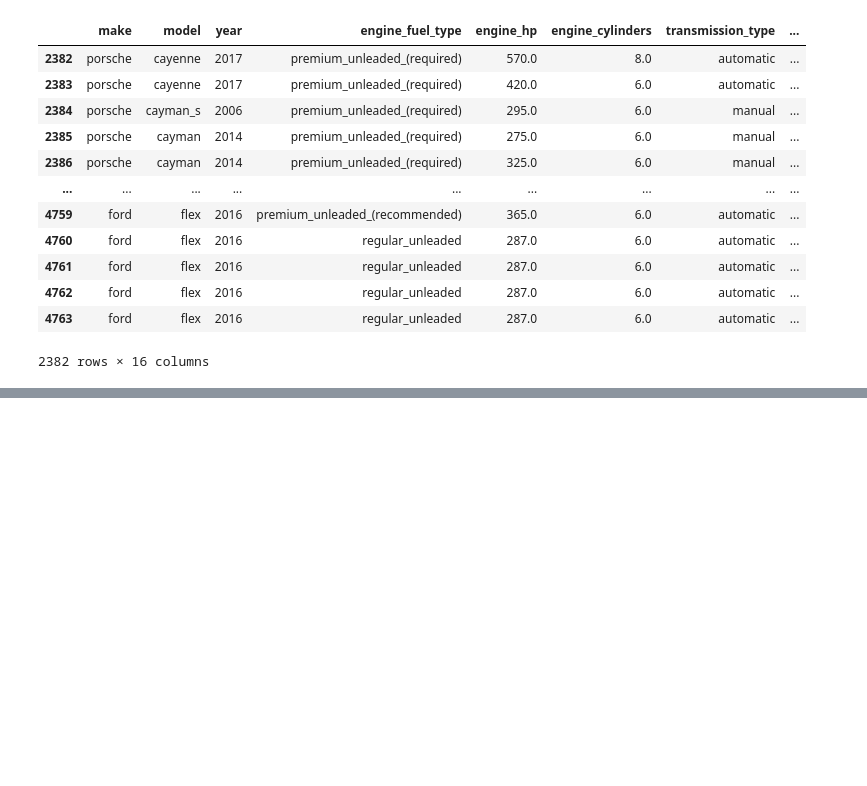
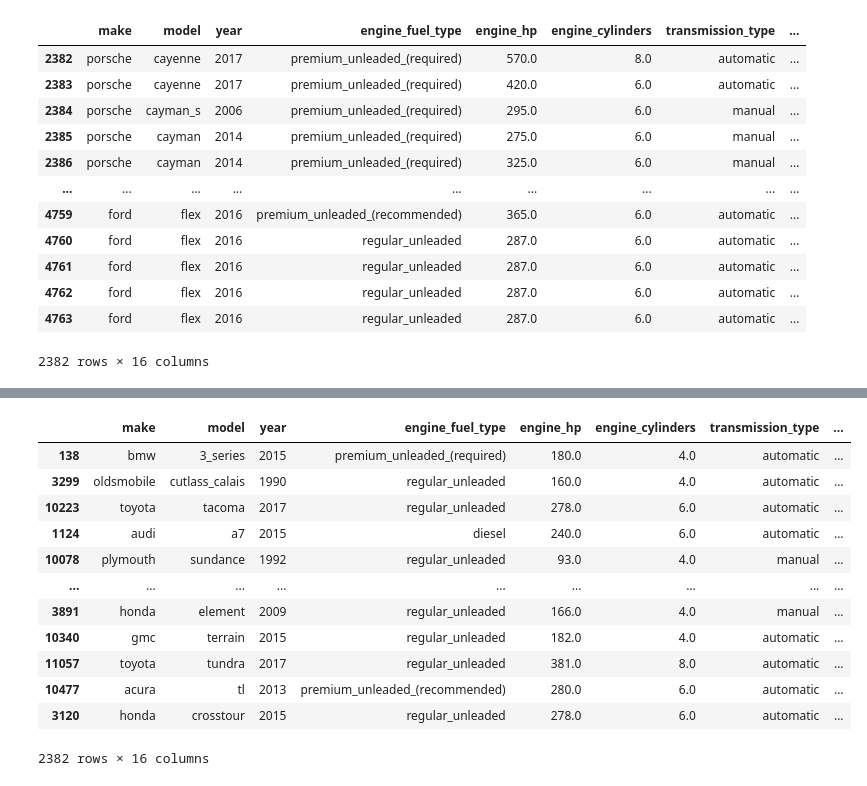
Before and after one commit to Anandaganesh/machine-learning-zoomcamp-homework, a Jupyter notebook: 02-regression/data-preparation.ipynb, the cells around one changed output, grey strips where cells are left out. Cells and saved outputs as stored; diff of their text form; code cells hidden in the pictures; blank space fills up the shorter version.

```diff
--- a/02-regression/data-preparation.ipynb
+++ b/02-regression/data-preparation.ipynb
@@ -380,0 +467,16 @@ df_test
+# %%
+df_val
+# %% [output]
+|  | make | model | year | engine_fuel_type | engine_hp | engine_cylinders | transmission_type | ... |
+| 138 | bmw | 3_series | 2015 | premium_unleaded_(required) | 180.0 | 4.0 | automatic | ... |
+| 3299 | oldsmobile | cutlass_calais | 1990 | regular_unleaded | 160.0 | 4.0 | automatic | ... |
+| 10223 | toyota | tacoma | 2017 | regular_unleaded | 278.0 | 6.0 | automatic | ... |
+| 1124 | audi | a7 | 2015 | diesel | 240.0 | 6.0 | automatic | ... |
+| 10078 | plymouth | sundance | 1992 | regular_unleaded | 93.0 | 4.0 | manual | ... |
+| ... | ... | ... | ... | ... | ... | ... | ... | ... |
+| 3891 | honda | element | 2009 | regular_unleaded | 166.0 | 4.0 | manual | ... |
+| 10340 | gmc | terrain | 2015 | regular_unleaded | 182.0 | 4.0 | automatic | ... |
+| 11057 | toyota | tundra | 2017 | regular_unleaded | 381.0 | 8.0 | automatic | ... |
+| 10477 | acura | tl | 2013 | premium_unleaded_(recommended) | 280.0 | 6.0 | automatic | ... |
+| 3120 | honda | crosstour | 2015 | regular_unleaded | 278.0 | 6.0 | automatic | ... |
+2382 rows × 16 columns
```
Also changed, not shown: parts of 11 cells of this notebook.
